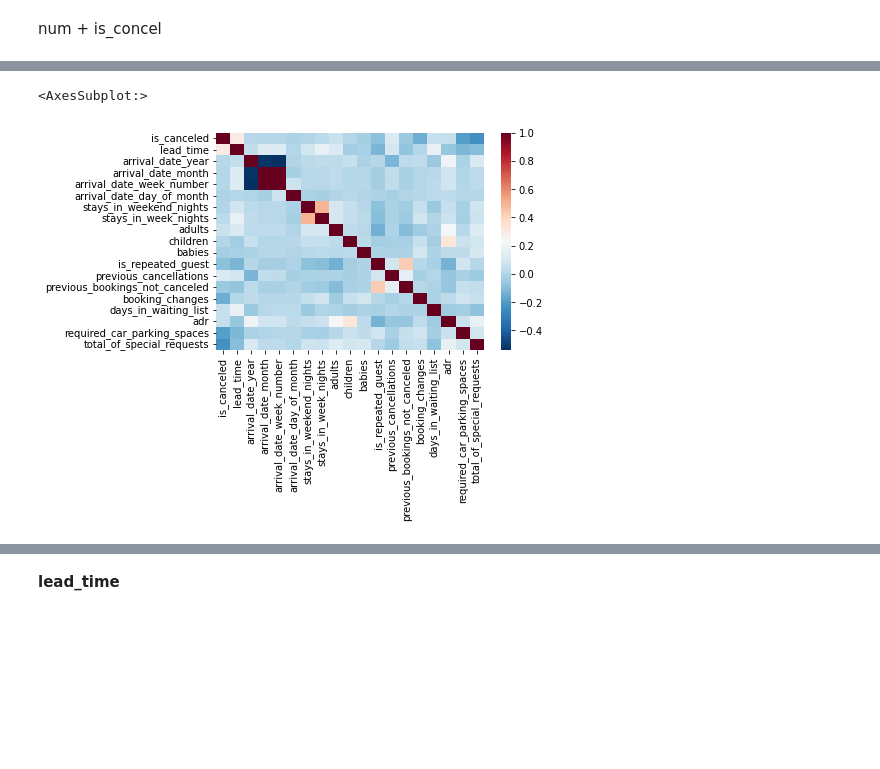
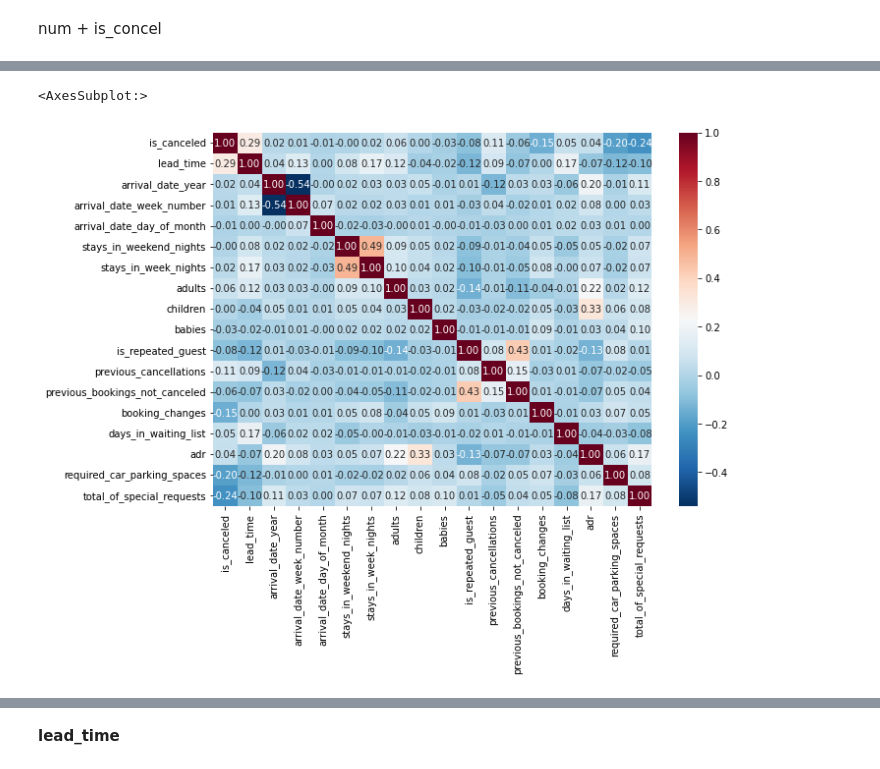
Before and after one commit to Mengyao41/ML_proj2, a Jupyter notebook: project2.ipynb, the cells around one changed output, grey strips where cells are left out. Drawn from its saved outputs; the diff is of its cells as text; code cells hidden in the pictures; blank space fills up the shorter version.

```diff
--- a/project2.ipynb
+++ b/project2.ipynb
@@ -191,8 +187,9 @@ num_data.shape
 # %%
 corr = num_data.corr()
-sns.heatmap(corr,cmap = 'RdBu_r', fmt = '.2f')
+sns.set_context({'figure.figsize': [10,7]})
+sns.heatmap(corr,cmap = 'RdBu_r', annot = True, fmt = '.2f')
 # %% [output]
 <AxesSubplot:>
-[figure, old version]
+[figure, new version]
 # %% [markdown]
 1. is_canceled: lead_time high positive, total_of_special_requests negative correlation. booking_changes and required_car_parking_spaces
```
Also changed, not shown: parts of 54 cells of this notebook.
